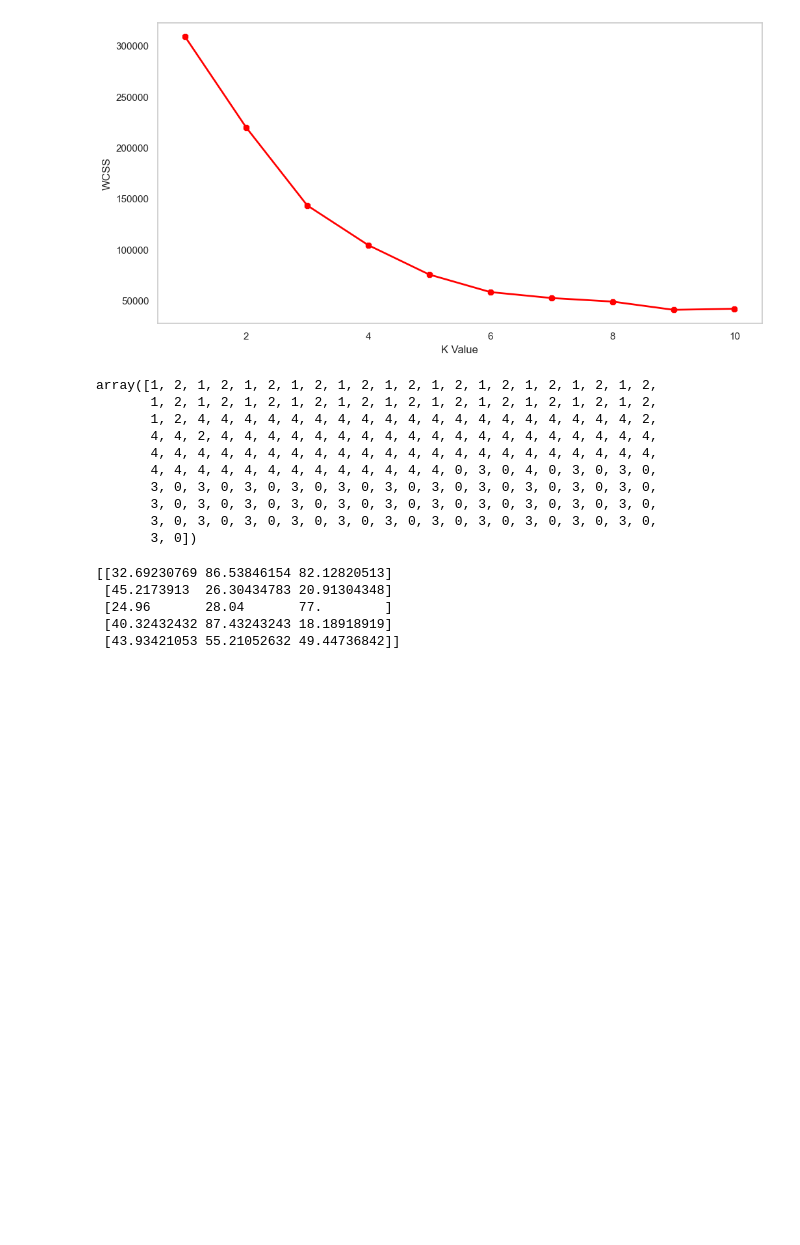
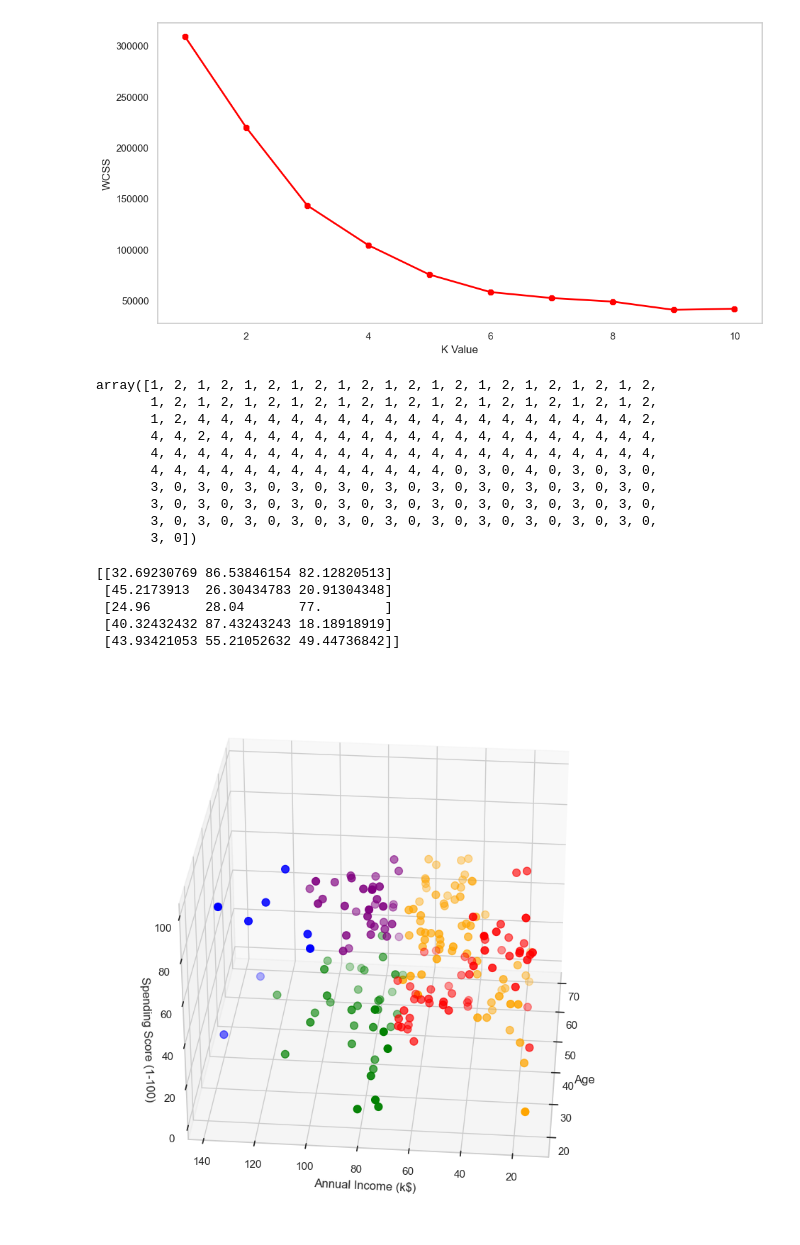
Before and after one commit to mayurasandakalum/customer-segmentation-k-means, a Jupyter notebook: code.ipynb, the cells around one changed output. Saved outputs shown, nothing was run; the diff lists cells and outputs as text; code cells hidden in the pictures; blank space fills up the shorter version.

```diff
--- a/code.ipynb
+++ b/code.ipynb
@@ -452,3 +453,53 @@ print(kmeans.cluster_centers_)
  [24.96       28.04       77.        ]
  [40.32432432 87.43243243 18.18918919]
  [43.93421053 55.21052632 49.44736842]]
+# %%
+clusters = kmeans.fit_predict(x3)
+df["label"] = clusters
+
+fig = plt.figure(figsize=(20, 10))
+ax = fig.add_subplot(111, projection="3d")
+ax.scatter(
+    df.Age[df.label == 0],
+    df["Annual Income (k$)"][df.label == 0],
+    df["Spending Score (1-100)"][df.label == 0],
+    c="blue",
+    s=60,
+)
+ax.scatter(
+    df.Age[df.label == 1],
+    df["Annual Income (k$)"][df.label == 1],
+    df["Spending Score (1-100)"][df.label == 1],
+    c="red",
+    s=60,
+)
+ax.scatter(
+    df.Age[df.label == 2],
+    df["Annual Income (k$)"][df.label == 2],
+    df["Spending Score (1-100)"][df.label == 2],
+    c="green",
+    s=60,
+)
+ax.scatter(
+    df.Age[df.label == 3],
+    df["Annual Income (k$)"][df.label == 3],
+    df["Spending Score (1-100)"][df.label == 3],
+    c="orange",
+    s=60,
+)
+ax.scatter(
+    df.Age[df.label == 4],
+    df["Annual Income (k$)"][df.label == 4],
+    df["Spending Score (1-100)"][df.label == 4],
+    c="purple",
+    s=60,
+)
+ax.view_init(30, 185)
+
+plt.xlabel("Age")
+plt.ylabel("Annual Income (k$)")
+ax.set_zlabel("Spending Score (1-100)")
+
+plt.show()
+# %% [output]
+[figure, added]
```
Also changed, not shown: parts of 1 cell of this notebook.
